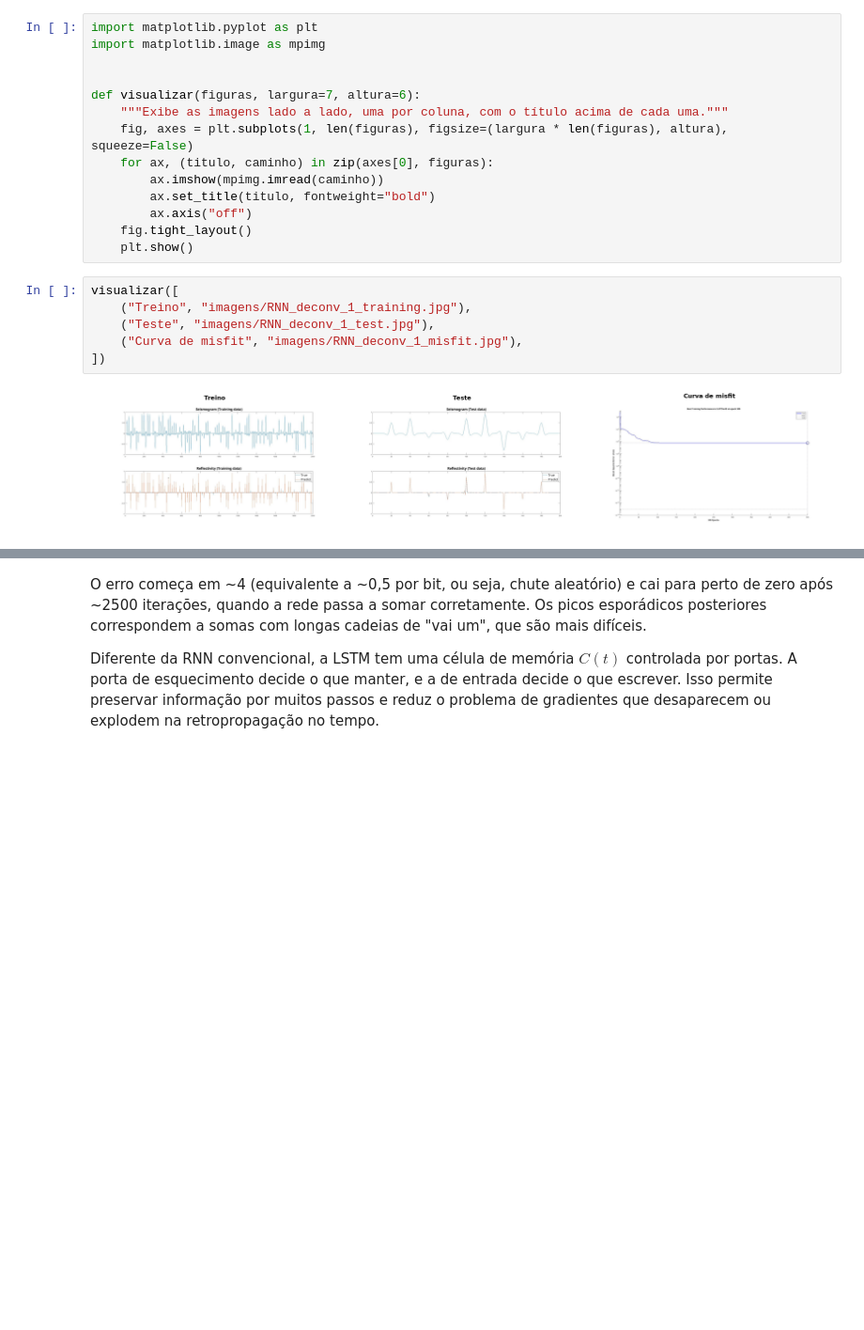
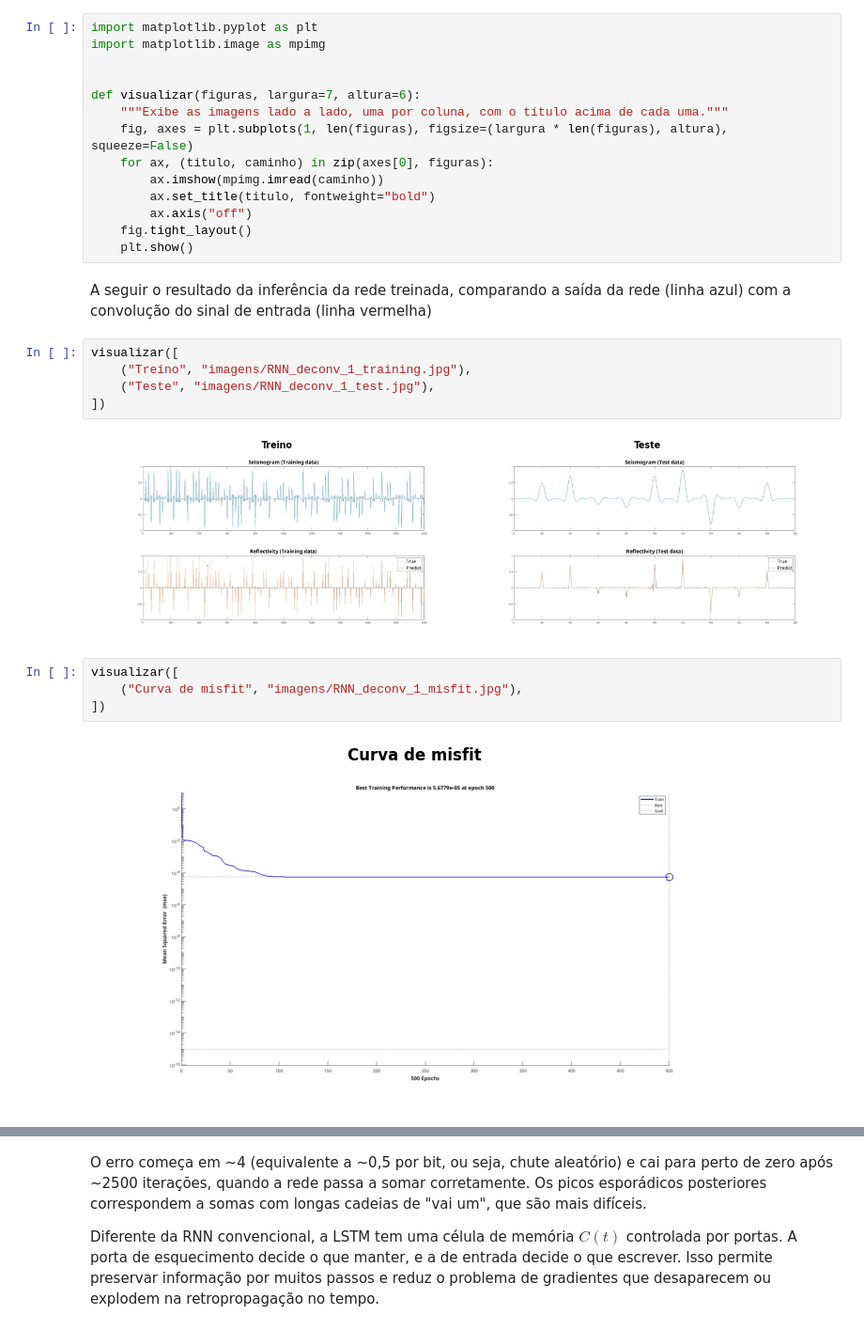
Before and after one commit to raphaelramosds/ppgeec2327, a Jupyter notebook: Exercicio5-caps12/Exercicio5_cap12_Raphael_Ramos.ipynb, the cells around one changed output, grey strips where cells are left out. Shown at 94% size. Saved outputs shown, nothing was run; the diff lists cells and outputs as text; blank space fills up the shorter version.

```diff
--- a/Exercicio5-caps12/Exercicio5_cap12_Raphael_Ramos.ipynb
+++ b/Exercicio5-caps12/Exercicio5_cap12_Raphael_Ramos.ipynb
@@ -41,14 +37,21 @@ def visualizar(figuras, largura=7, altura=6):
         ax.axis("off")
     fig.tight_layout()
     plt.show()
+# %% [markdown]
+A seguir o resultado da inferência da rede treinada, comparando a saída da rede (linha azul) com a convolução do sinal de entrada (linha vermelha)
 # %%
 visualizar([
     ("Treino", "imagens/RNN_deconv_1_training.jpg"),
     ("Teste", "imagens/RNN_deconv_1_test.jpg"),
-    ("Curva de misfit", "imagens/RNN_deconv_1_misfit.jpg"),
 ])
 # %% [output]
-[figure, old version]
+[figure, new version]
+# %%
+visualizar([
+    ("Curva de misfit", "imagens/RNN_deconv_1_misfit.jpg"),
+])
+# %% [output]
+[figure, added]
 # %% [markdown]
 - O MSE cai rapidamente até ~100 épocas e estabiliza em **5,68e-5** (época 500), longe do objetivo de 1e-15.
 - No treino, as refletividades previstas coincidem visualmente com as verdadeiras.
```
Also changed, not shown: parts of 6 cells of this notebook.
